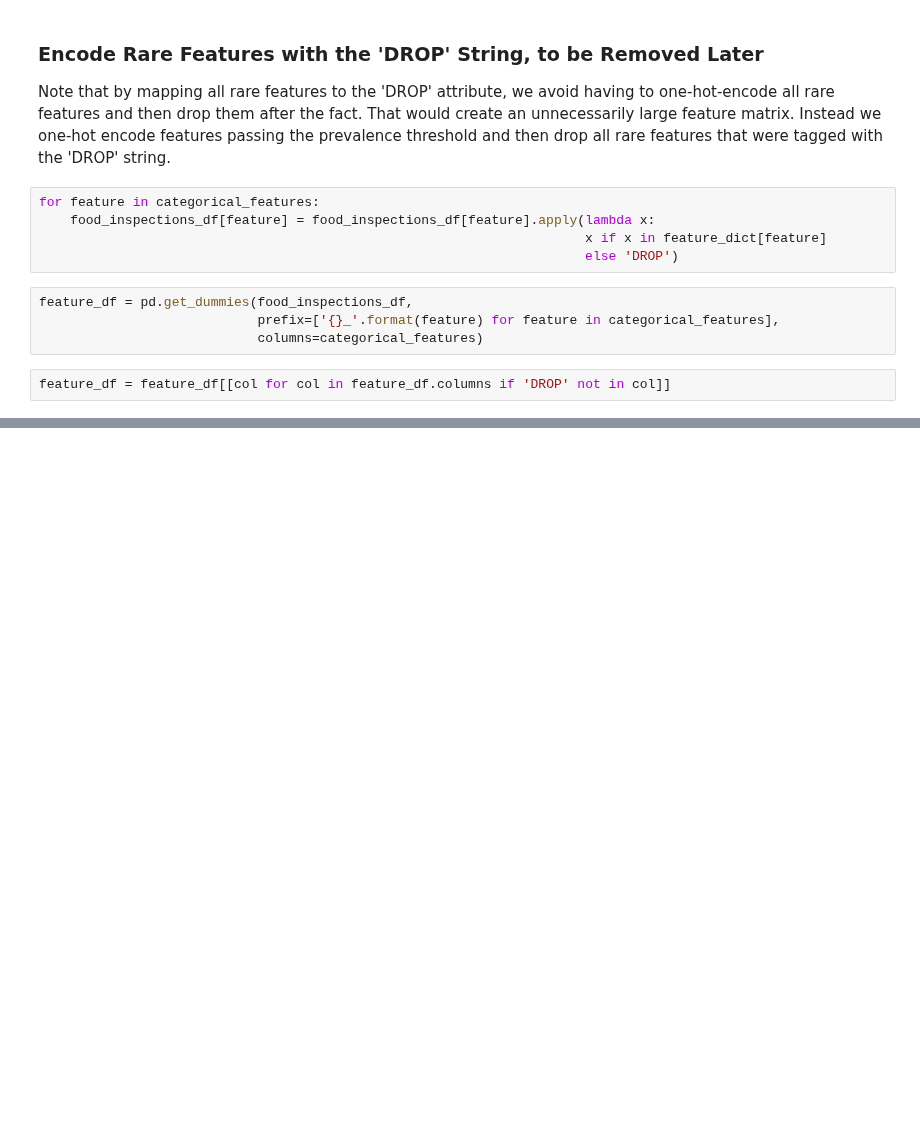
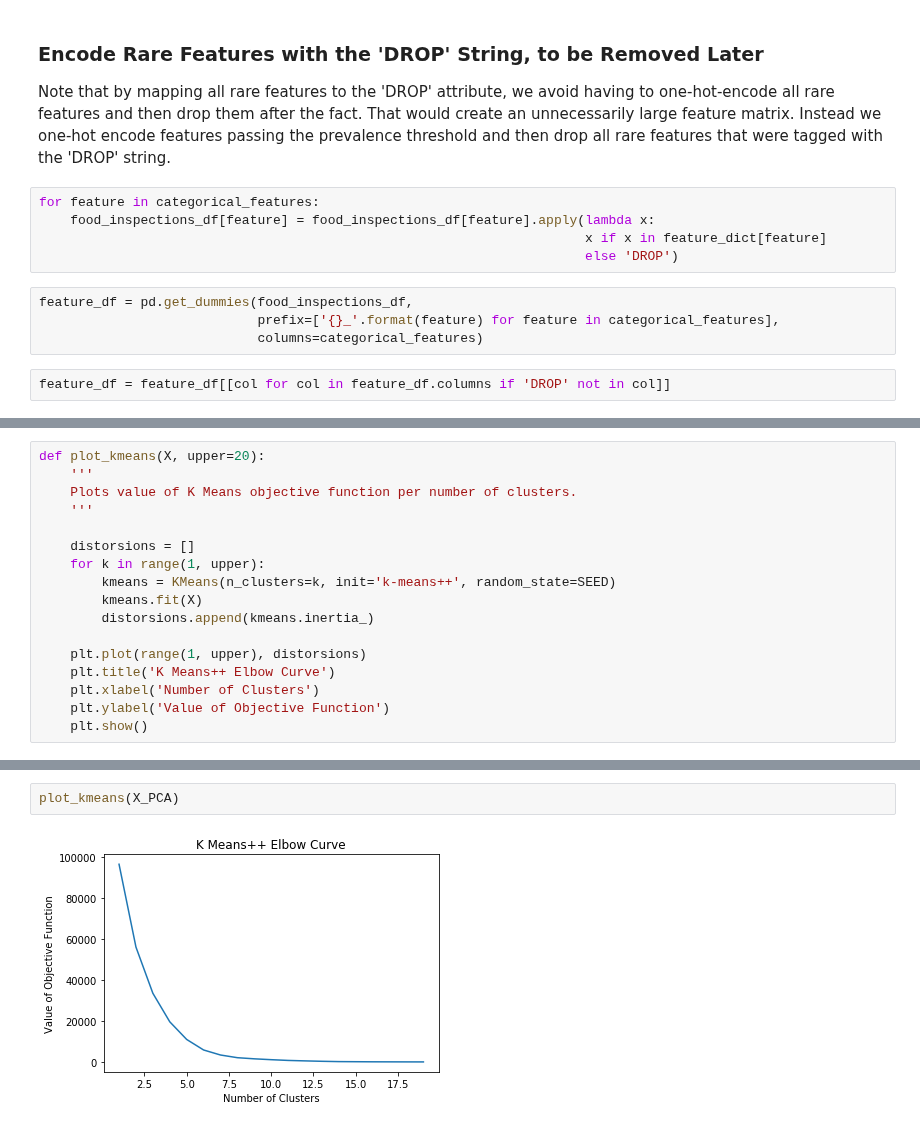
Before and after one commit to jstremme/DATA512-Research, a Jupyter notebook: final_project/chicago_food_inspections.ipynb, the cells around one changed output, grey strips where cells are left out. Cells and saved outputs as stored; diff of their text form; blank space fills up the shorter version.

```diff
--- a/final_project/chicago_food_inspections.ipynb
+++ b/final_project/chicago_food_inspections.ipynb
@@ -381,0 +429,17 @@ def bar_count_plot(df, feature, count='count'):
+# %%
+def plot_kmeans(X, upper=20):
+    '''
+    Plots value of K Means objective function per number of clusters.
+    '''
+
+    distorsions = []
+    for k in range(1, upper):
+        kmeans = KMeans(n_clusters=k, init='k-means++', random_state=SEED)
+        kmeans.fit(X)
+        distorsions.append(kmeans.inertia_)
+
+    plt.plot(range(1, upper), distorsions)
+    plt.title('K Means++ Elbow Curve')
+    plt.xlabel('Number of Clusters')
+    plt.ylabel('Value of Objective Function')
+    plt.show()
@@ -381,0 +553,4 @@ def bar_count_plot(df, feature, count='count'):
+# %%
+plot_kmeans(X_PCA)
+# %% [output]
+[figure, added]
```
Also changed, not shown: parts of 47 cells of this notebook.
